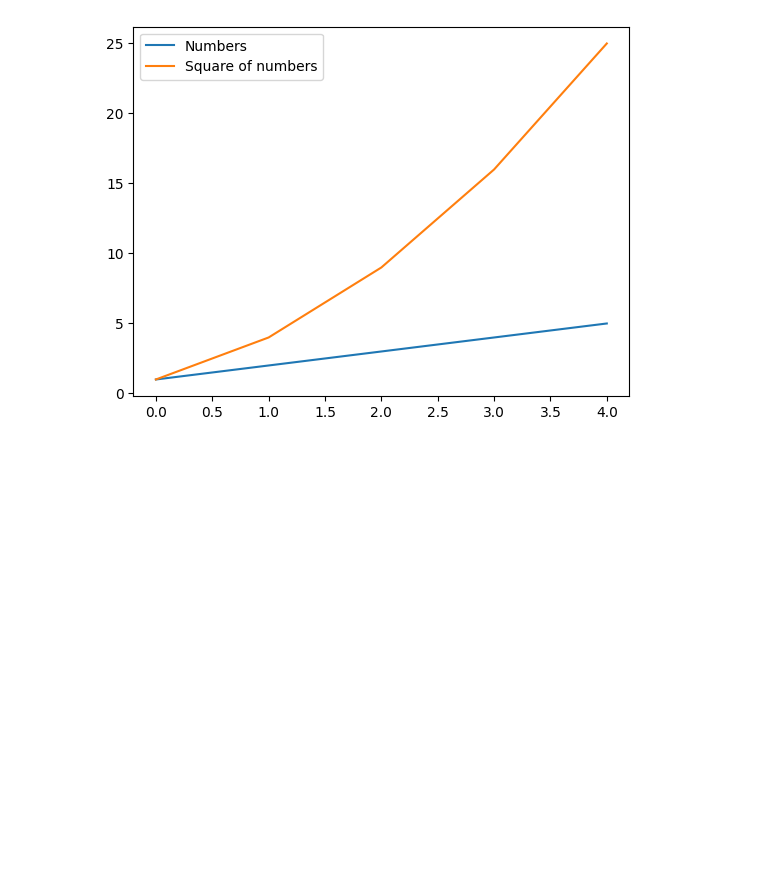
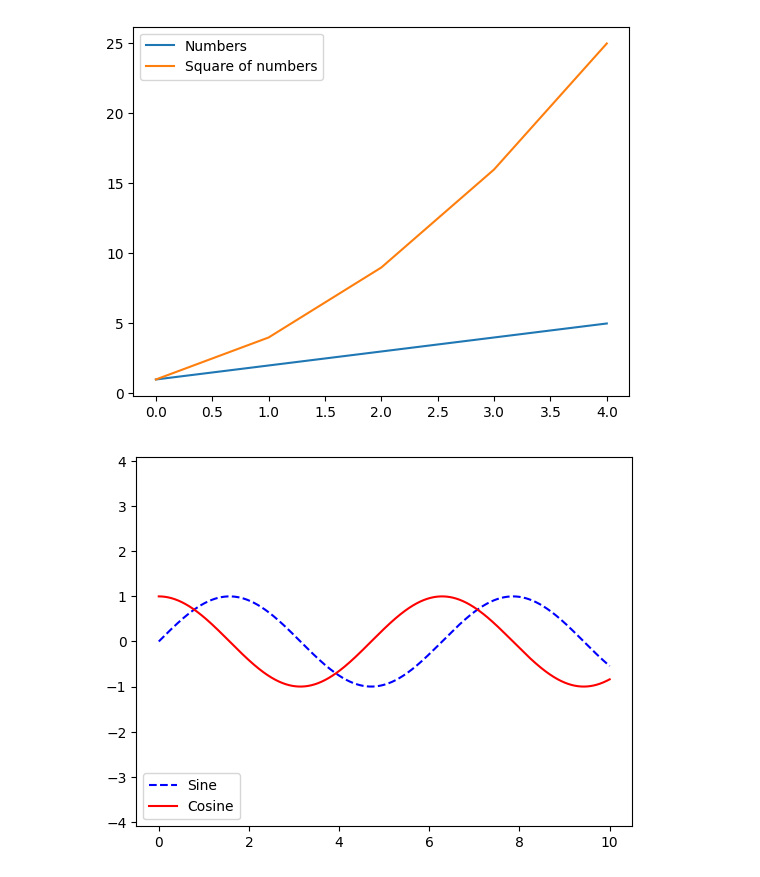
Before and after one commit to Vipas12/FundamentosPython_Vipin, a Jupyter notebook: UFCD10793_FT16/Ex16.ipynb, the cells around one changed output. Cells and saved outputs as stored; diff of their text form; code cells hidden in the pictures; blank space fills up the shorter version.

```diff
--- a/UFCD10793_FT16/Ex16.ipynb
+++ b/UFCD10793_FT16/Ex16.ipynb
@@ -168,3 +168,17 @@ plt.legend()
 plt.show()
 # %% [output]
 [figure]
+# %%
+import numpy as np
+import matplotlib.pyplot as plt
+
+x = np.linspace(0, 10, 1000)
+fig, ax = plt.subplots()
+
+ax.plot(x, np.sin(x), '--b', label ='Sine')
+ax.plot(x, np.cos(x), c ='r', label ='Cosine')
+ax.axis('equal')
+
+leg = ax.legend(loc ="lower left")
+# %% [output]
+[figure, added]
```
Also changed, not shown: parts of 2 cells of this notebook.
